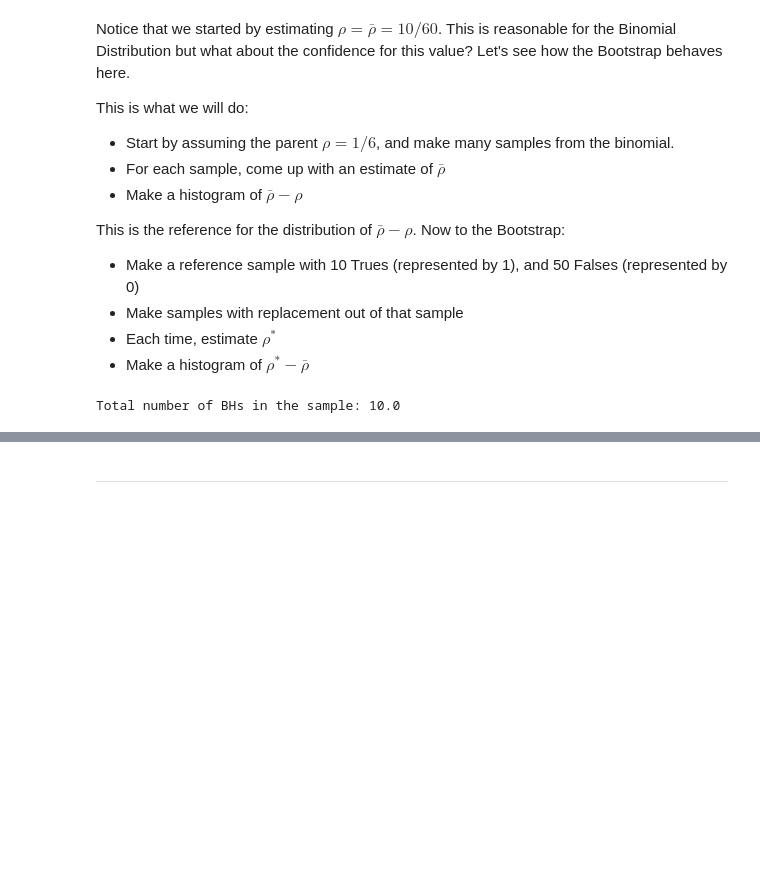
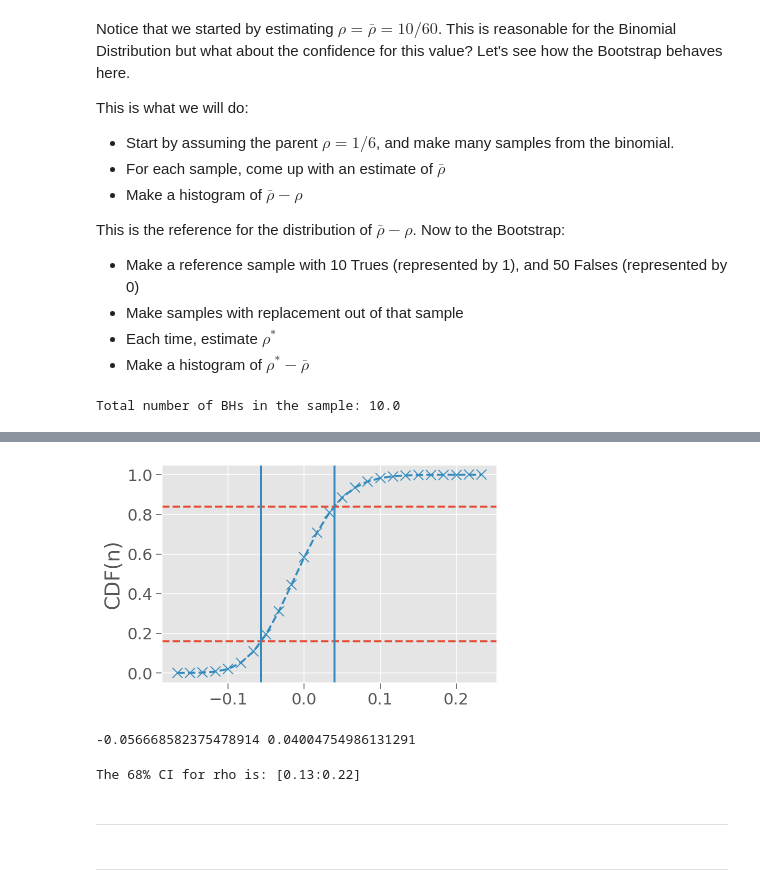
Before and after one commit to thevalentino/AS450-astroinformatica, a Jupyter notebook: 02-Common Distributions in Astronomy.ipynb, the cells around one changed output, grey strips where cells are left out. Drawn from its saved outputs; the diff is of its cells as text; code cells hidden in the pictures; blank space fills up the shorter version.

```diff
--- a/02-Common Distributions in Astronomy.ipynb
+++ b/02-Common Distributions in Astronomy.ipynb
@@ -153,3 +153,28 @@ _= plt.legend()
+# %%
+plt.plot(x_boot, np.cumsum(n_boot) / N_boot, 'x--', color=blue)
+
+# Let's explore the 68% C.I.
+plt.axhline(0.16, ls='--', color=red)
+plt.axhline(0.84, ls='--', color=red)
+
+# An approximation to the Point Percentile Function
+ci_lo68, ci_hi68 = np.interp([0.16, 0.84], np.cumsum(n_boot)/N_boot, x_boot)
+plt.axvline(ci_lo68, color=blue)
+plt.axvline(ci_hi68, color=blue)
+
+plt.ylabel('CDF(n)');
+# %% [output]
+[figure, added]
+# %%
+print(ci_lo68, ci_hi68)
+# %% [output]
+-0.056668582375478914 0.04004754986131291
+# %%
+print('The 68% CI for rho is: [{:.2f}:{:.2f}]'.format(1/6-ci_hi68, 1/6-ci_lo68))
+# %% [output]
+The 68% CI for rho is: [0.13:0.22]
+# %% [markdown]
+---
 # %% [markdown]
 ---
 # %% [markdown]
```
Also changed, not shown: parts of 15 cells of this notebook, 2 other files.
